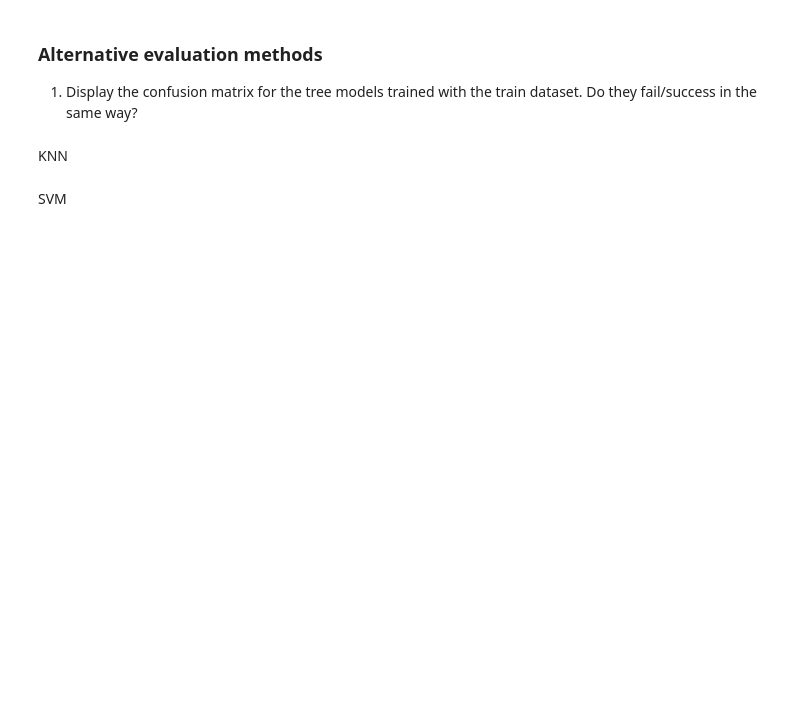
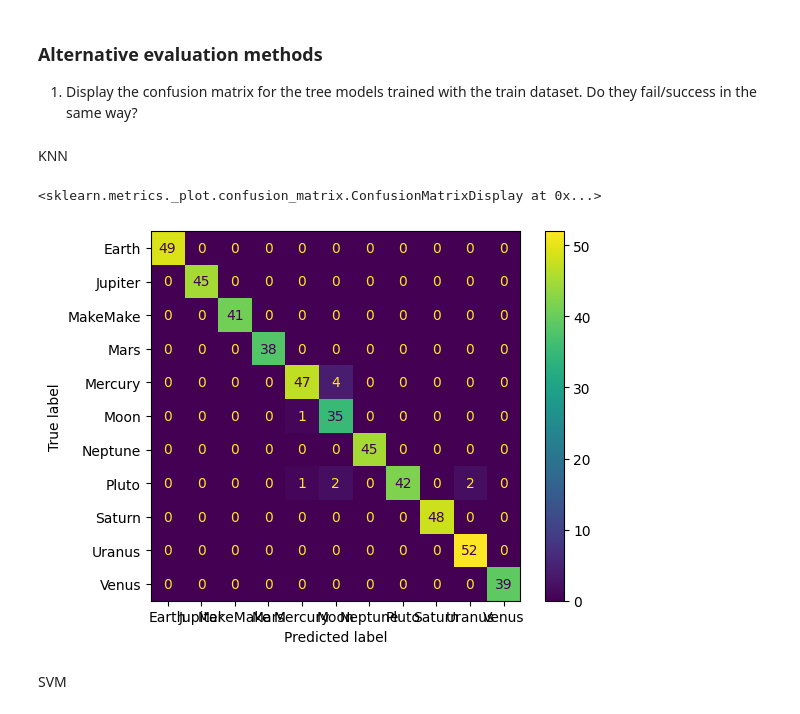
Before and after one commit to javant23423/mariamtortola, a Jupyter notebook: assignments/planets/planets.ipynb, the cells around one changed output. Saved outputs shown, nothing was run; the diff lists cells and outputs as text; code cells hidden in the pictures; blank space fills up the shorter version.

```diff
--- a/assignments/planets/planets.ipynb
+++ b/assignments/planets/planets.ipynb
@@ -680,5 +707,18 @@ Tree
 1. Display the confusion matrix for the tree models trained with the train dataset. Do they fail/success in the same way?
 # %% [markdown]
 KNN
+# %%
+from sklearn.metrics import confusion_matrix
+from sklearn.metrics import ConfusionMatrixDisplay
+model = KNeighborsClassifier(n_neighbors=5)
+model.fit(X_train, y_train)
+y_pred = model.predict(X_test)
+
+cm = confusion_matrix(y_test, y_pred)
+ConfusionMatrixDisplay.from_estimator(model,X_test,y_test)
+#Viendo el resultado vemos que para la mayoría de los casos el modelo clasifica muy bien, pero falla algunas veces: 4 veces en vez de Mercury dice Moon, 2 veces que dice Pluto en vez de Urano y alguno más
+# %% [output]
+<sklearn.metrics._plot.confusion_matrix.ConfusionMatrixDisplay at 0x...>
+[figure, added]
 # %% [markdown]
 SVM
```
Also changed, not shown: parts of 9 cells of this notebook.
